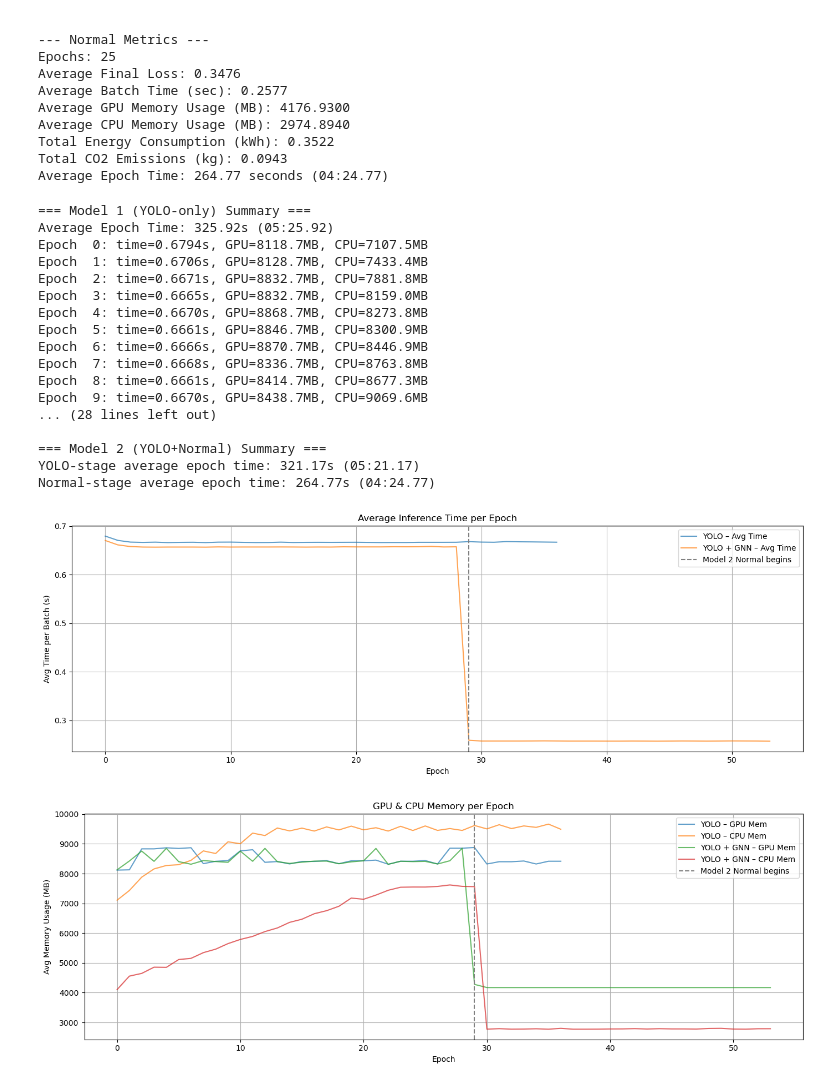
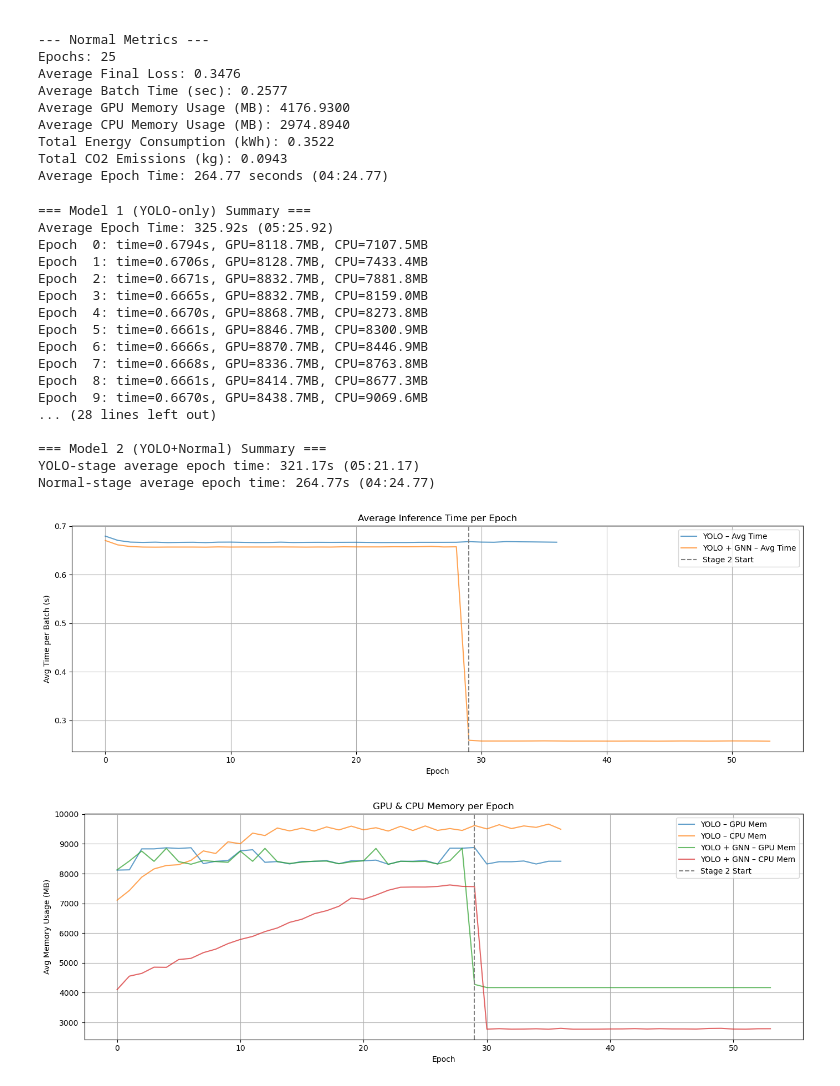
Before and after one commit to SakrIsmail/Thesis, a Jupyter notebook: notebooks/visuals/generate_visuals.ipynb, the cells around one changed output. Cells and saved outputs as stored; diff of their text form; code cells hidden in the pictures.

```diff
--- a/notebooks/visuals/generate_visuals.ipynb
+++ b/notebooks/visuals/generate_visuals.ipynb
@@ -1153,7 +1153,7 @@ def plot_epoch_metrics_comparison(
     plt.figure(figsize=(14, 5))
     plt.plot(all_epochs, times1, label="YOLO – Avg Time", alpha=0.7)
     plt.plot(all_epochs, times2, label="YOLO + GNN – Avg Time", alpha=0.7)
-    plt.axvline(x=stage2_start_epoch, color='gray', linestyle='--', label="Model 2 Normal begins")
+    plt.axvline(x=stage2_start_epoch, color='gray', linestyle='--', label="Stage 2 Start")
 
     plt.xlabel("Epoch")
     plt.ylabel("Avg Time per Batch (s)")
@@ -1169,7 +1169,7 @@ def plot_epoch_metrics_comparison(
     plt.plot(all_epochs, cpu1, label="YOLO – CPU Mem", alpha=0.7)
     plt.plot(all_epochs, gpu2, label="YOLO + GNN – GPU Mem", alpha=0.7)
     plt.plot(all_epochs, cpu2, label="YOLO + GNN – CPU Mem", alpha=0.7)
-    plt.axvline(x=stage2_start_epoch, color='gray', linestyle='--', label="Model 2 Normal begins")
+    plt.axvline(x=stage2_start_epoch, color='gray', linestyle='--', label="Stage 2 Start")
 
     plt.xlabel("Epoch")
     plt.ylabel("Avg Memory Usage (MB)")
@@ -1237,32 +1237,32 @@ avg_times1     = times1
 avg_gpu1       = gpu1
 avg_cpu1       = cpu1
 
 # Stage‐2 (Normal) start point for Model 2:
 stage2_start_epoch = max_yolo2 + 1
 
 # ---- Plot both models side by side ----
 plot_epoch_metrics_comparison(
     epoch_indices1, avg_times1, avg_gpu1, avg_cpu1,
     epoch_indices2, avg_times2, avg_gpu2, avg_cpu2,
     stage2_start_epoch
     )
 # %% [output]
 === Model 1 (YOLO‐only) Summary ===
 Average Epoch Time: 325.92s (05:25.92)
 Epoch  0: time=0.6794s, GPU=8118.7MB, CPU=7107.5MB
 Epoch  1: time=0.6706s, GPU=8128.7MB, CPU=7433.4MB
 Epoch  2: time=0.6671s, GPU=8832.7MB, CPU=7881.8MB
 Epoch  3: time=0.6665s, GPU=8832.7MB, CPU=8159.0MB
 Epoch  4: time=0.6670s, GPU=8868.7MB, CPU=8273.8MB
 Epoch  5: time=0.6661s, GPU=8846.7MB, CPU=8300.9MB
 Epoch  6: time=0.6666s, GPU=8870.7MB, CPU=8446.9MB
 Epoch  7: time=0.6668s, GPU=8336.7MB, CPU=8763.8MB
 Epoch  8: time=0.6661s, GPU=8414.7MB, CPU=8677.3MB
 Epoch  9: time=0.6670s, GPU=8438.7MB, CPU=9069.6MB
 ... (28 lines left out)
 
 === Model 2 (YOLO+Normal) Summary ===
 YOLO‐stage average epoch time: 321.17s (05:21.17)
 Normal‐stage average epoch time: 264.77s (04:24.77)
-[figure, old version]
+[figure, new version]
-[figure, old version]
+[figure, new version]
```
Also changed, not shown: 2 other files.
